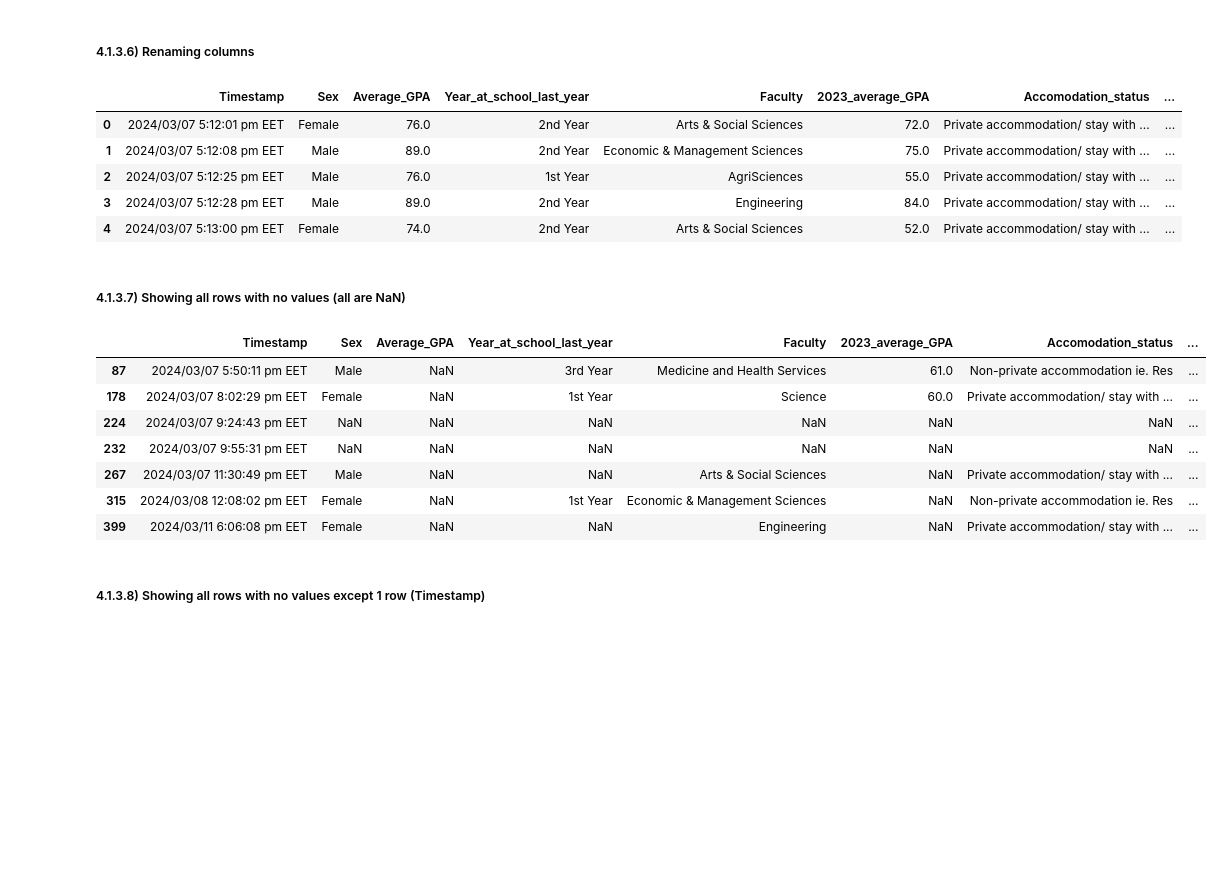
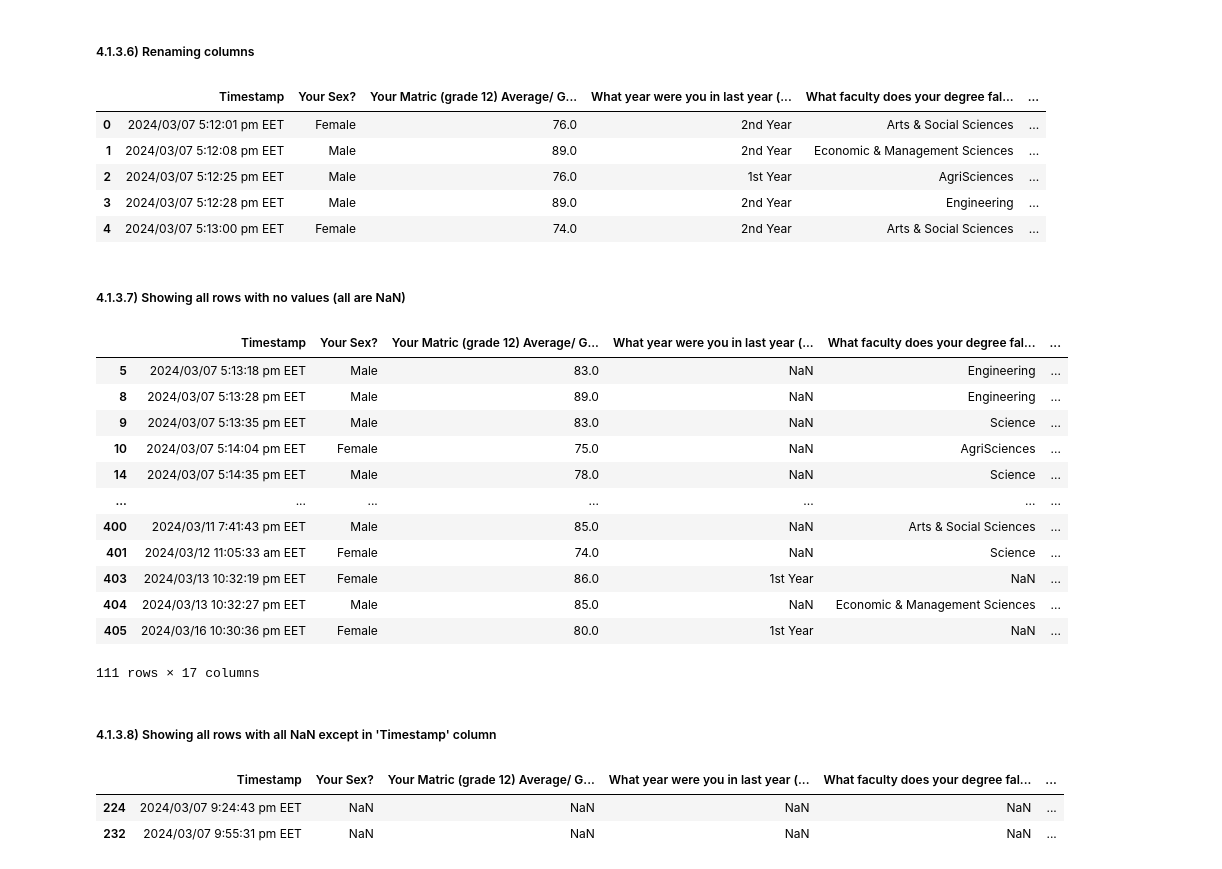
Before and after one commit to TRossen89/BI_MP_Assignments, a Jupyter notebook: MP1_Data_Ingestion_and_Wrangling.ipynb, the cells around one changed output. Cells and saved outputs as stored; diff of their text form; code cells hidden in the pictures; blank space fills up the shorter version.

```diff
--- a/MP1_Data_Ingestion_and_Wrangling.ipynb
+++ b/MP1_Data_Ingestion_and_Wrangling.ipynb
@@ -276,47 +271,52 @@ alcohol_df.head()
 # %% [markdown]
 ##### 4.1.3.6) Renaming columns
 # %%
-alcohol_df.columns.values[0] = "Timestamp"
-alcohol_df.columns.values[1] = "Sex"
-alcohol_df.columns.values[2] = "Average_GPA"
-alcohol_df.columns.values[3] = "Year_at_school_last_year"
-alcohol_df.columns.values[4] = "Faculty"
-alcohol_df.columns.values[5] = "2023_average_GPA"
-alcohol_df.columns.values[6] = "Accomodation_status"
-alcohol_df.columns.values[7] = "Allowance_2023"
-alcohol_df.columns.values[8] = "Scholarship_2023"
-alcohol_df.columns.values[9] = "Additional_studying"
-alcohol_df.columns.values[10] = "Partying_weekly"
-alcohol_df.columns.values[11] = "Number_of_drinks"
-alcohol_df.columns.values[12] = "Missed_classes_due_to_alcohol"
-alcohol_df.columns.values[13] = "Modules_failed"
-alcohol_df.columns.values[14] = "Relationship_status"
-alcohol_df.columns.values[15] = "Parental_approval"
-alcohol_df.columns.values[16] = "Strength_of_relation_with_parents"
+#alcohol_df.columns.values[0] = "Timestamp"
+#alcohol_df.columns.values[1] = "Sex"
+#alcohol_df.columns.values[2] = "Average_GPA"
+#alcohol_df.columns.values[3] = "Year_at_school_last_year"
+#alcohol_df.columns.values[4] = "Faculty"
+#alcohol_df.columns.values[5] = "2023_average_GPA"
+#alcohol_df.columns.values[6] = "Accomodation_status"
+#alcohol_df.columns.values[7] = "Allowance_2023"
+#alcohol_df.columns.values[8] = "Scholarship_2023"
+#alcohol_df.columns.values[9] = "Additional_studying"
+#alcohol_df.columns.values[10] = "Partying_weekly"
+#alcohol_df.columns.values[11] = "Number_of_drinks"
+#alcohol_df.columns.values[12] = "Missed_classes_due_to_alcohol"
+#alcohol_df.columns.values[13] = "Modules_failed"
+#alcohol_df.columns.values[14] = "Relationship_status"
+#alcohol_df.columns.values[15] = "Parental_approval"
+#alcohol_df.columns.values[16] = "Strength_of_relation_with_parents"
 # %%
 alcohol_df.head()
 # %% [output]
-|  | Timestamp | Sex | Average_GPA | Year_at_school_last_year | Faculty | 2023_average_GPA | Accomodation_status | ... |
-| 0 | 2024/03/07 5:12:01 pm EET | Female | 76.0 | 2nd Year | Arts & Social Sciences | 72.0 | Private accommodation/ stay with ... | ... |
-| 1 | 2024/03/07 5:12:08 pm EET | Male | 89.0 | 2nd Year | Economic & Management Sciences | 75.0 | Private accommodation/ stay with ... | ... |
-| 2 | 2024/03/07 5:12:25 pm EET | Male | 76.0 | 1st Year | AgriSciences | 55.0 | Private accommodation/ stay with ... | ... |
-| 3 | 2024/03/07 5:12:28 pm EET | Male | 89.0 | 2nd Year | Engineering | 84.0 | Private accommodation/ stay with ... | ... |
-| 4 | 2024/03/07 5:13:00 pm EET | Female | 74.0 | 2nd Year | Arts & Social Sciences | 52.0 | Private accommodation/ stay with ... | ... |
+|  | Timestamp | Your Sex? | Your Matric (grade 12) Average/ G... | What year were you in last year (... | What faculty does your degree fal... | ... |
+| 0 | 2024/03/07 5:12:01 pm EET | Female | 76.0 | 2nd Year | Arts & Social Sciences | ... |
+| 1 | 2024/03/07 5:12:08 pm EET | Male | 89.0 | 2nd Year | Economic & Management Sciences | ... |
+| 2 | 2024/03/07 5:12:25 pm EET | Male | 76.0 | 1st Year | AgriSciences | ... |
+| 3 | 2024/03/07 5:12:28 pm EET | Male | 89.0 | 2nd Year | Engineering | ... |
+| 4 | 2024/03/07 5:13:00 pm EET | Female | 74.0 | 2nd Year | Arts & Social Sciences | ... |
 # %% [markdown]
 ##### 4.1.3.7) Showing all rows with no values (all are NaN)
 # %%
-rows_with_all_na = alcohol_df[alcohol_df["Your Matric (grade 12) Average/ GPA (in %)"].isna()]
+rows_with_nan = alcohol_df[alcohol_df.isna().any(axis=1)]
 # %%
-rows_with_all_na
+rows_with_nan
 # %% [output]
-|  | Timestamp | Sex | Average_GPA | Year_at_school_last_year | Faculty | 2023_average_GPA | Accomodation_status | ... |
-| 87 | 2024/03/07 5:50:11 pm EET | Male | NaN | 3rd Year | Medicine and Health Services | 61.0 | Non-private accommodation ie. Res | ... |
-| 178 | 2024/03/07 8:02:29 pm EET | Female | NaN | 1st Year | Science | 60.0 | Private accommodation/ stay with ... | ... |
-| 224 | 2024/03/07 9:24:43 pm EET | NaN | NaN | NaN | NaN | NaN | NaN | ... |
-| 232 | 2024/03/07 9:55:31 pm EET | NaN | NaN | NaN | NaN | NaN | NaN | ... |
-| 267 | 2024/03/07 11:30:49 pm EET | Male | NaN | NaN | Arts & Social Sciences | NaN | Private accommodation/ stay with ... | ... |
-| 315 | 2024/03/08 12:08:02 pm EET | Female | NaN | 1st Year | Economic & Management Sciences | NaN | Non-private accommodation ie. Res | ... |
-| 399 | 2024/03/11 6:06:08 pm EET | Female | NaN | NaN | Engineering | NaN | Private accommodation/ stay with ... | ... |
+|  | Timestamp | Your Sex? | Your Matric (grade 12) Average/ G... | What year were you in last year (... | What faculty does your degree fal... | ... |
+| 5 | 2024/03/07 5:13:18 pm EET | Male | 83.0 | NaN | Engineering | ... |
+| 8 | 2024/03/07 5:13:28 pm EET | Male | 89.0 | NaN | Engineering | ... |
+| 9 | 2024/03/07 5:13:35 pm EET | Male | 83.0 | NaN | Science | ... |
+| 10 | 2024/03/07 5:14:04 pm EET | Female | 75.0 | NaN | AgriSciences | ... |
+| 14 | 2024/03/07 5:14:35 pm EET | Male | 78.0 | NaN | Science | ... |
+| ... | ... | ... | ... | ... | ... | ... |
+| 400 | 2024/03/11 7:41:43 pm EET | Male | 85.0 | NaN | Arts & Social Sciences | ... |
+| 401 | 2024/03/12 11:05:33 am EET | Female | 74.0 | NaN | Science | ... |
+| 403 | 2024/03/13 10:32:19 pm EET | Female | 86.0 | 1st Year | NaN | ... |
+| 404 | 2024/03/13 10:32:27 pm EET | Male | 85.0 | NaN | Economic & Management Sciences | ... |
+| 405 | 2024/03/16 10:30:36 pm EET | Female | 80.0 | 1st Year | NaN | ... |
+111 rows × 17 columns
 # %% [markdown]
-##### 4.1.3.8) Showing all rows with no values except 1 row (Timestamp)
+##### 4.1.3.8) Showing all rows with all NaN except in 'Timestamp' column
 # %%
@@ -325 +324,7 @@ rows_with_all_na_except_ts
+# %%
+all_na
+# %% [output]
+|  | Timestamp | Your Sex? | Your Matric (grade 12) Average/ G... | What year were you in last year (... | What faculty does your degree fal... | ... |
+| 224 | 2024/03/07 9:24:43 pm EET | NaN | NaN | NaN | NaN | ... |
+| 232 | 2024/03/07 9:55:31 pm EET | NaN | NaN | NaN | NaN | ... |
 # %%
```
Also changed, not shown: parts of 9 cells of this notebook.
